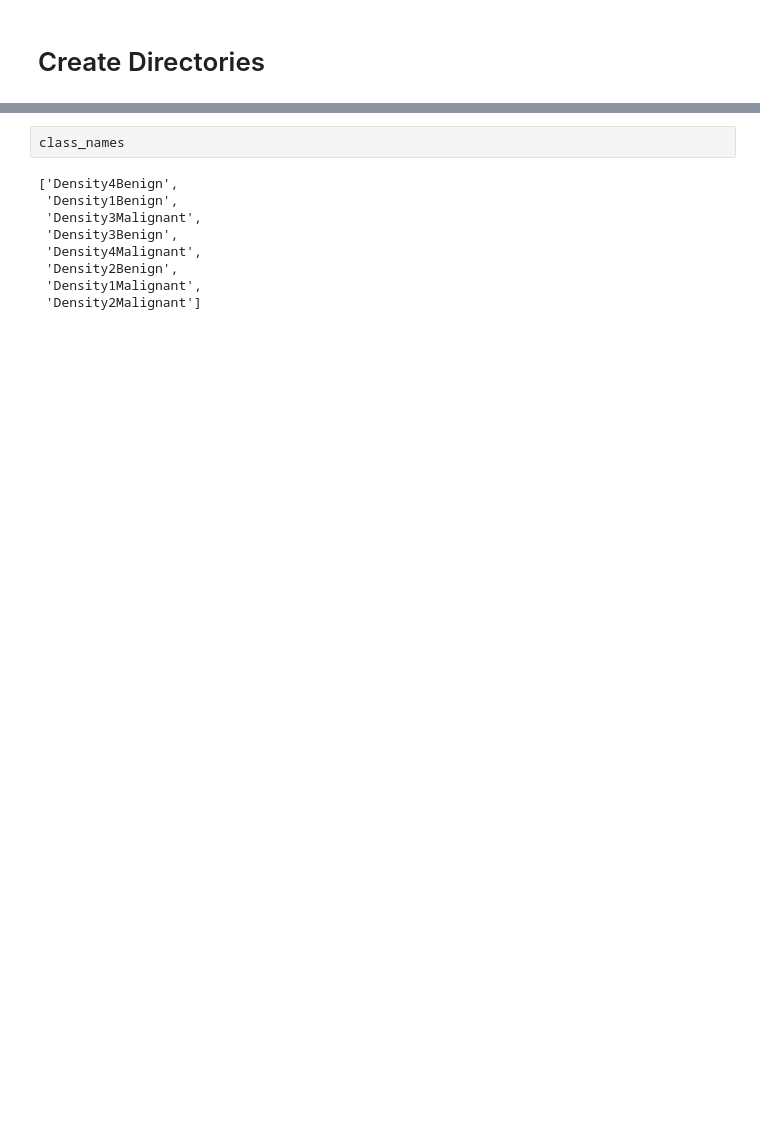
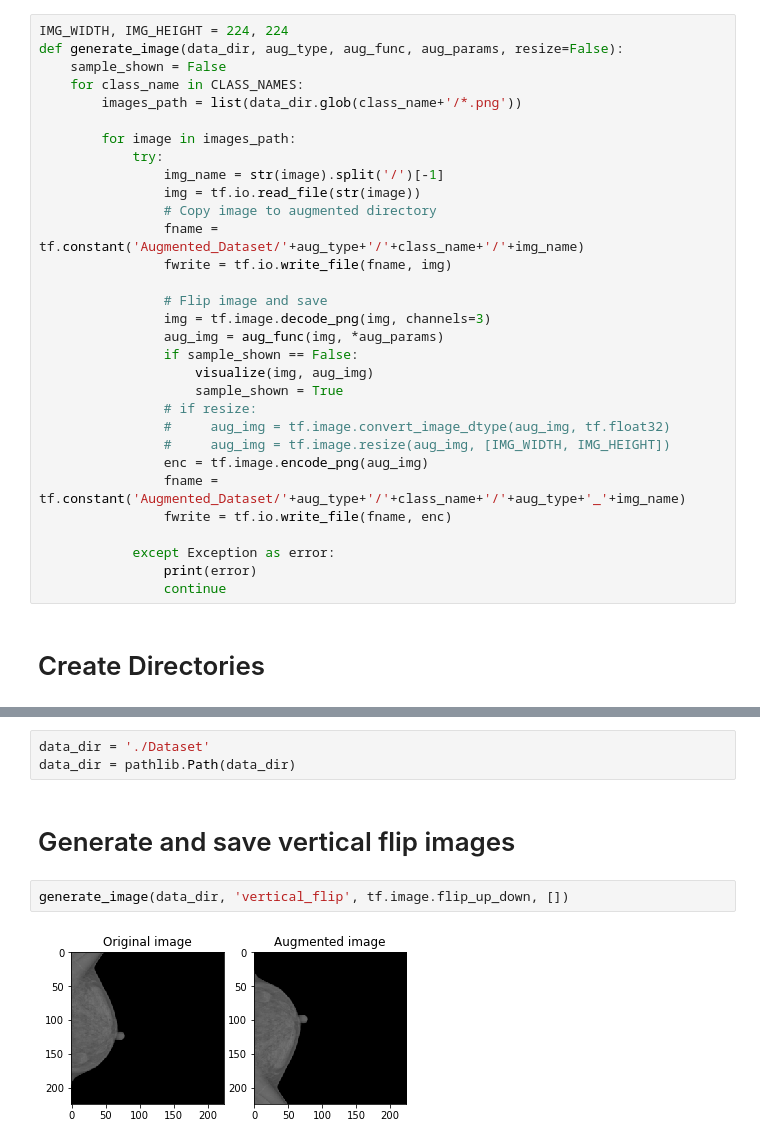
Before and after one commit to SalvatoreCognetta/BreastCancerDetection, a Jupyter notebook: create_augmented_data.ipynb, the cells around one changed output, grey strips where cells are left out. Cells and saved outputs as stored; diff of their text form; blank space fills up the shorter version.

```diff
--- a/create_augmented_data.ipynb
+++ b/create_augmented_data.ipynb
@@ -5,2 +22,33 @@ import os
+# %%
+IMG_WIDTH, IMG_HEIGHT = 224, 224
+def generate_image(data_dir, aug_type, aug_func, aug_params, resize=False):
+    sample_shown = False
+    for class_name in CLASS_NAMES:
+        images_path = list(data_dir.glob(class_name+'/*.png'))
+
+        for image in images_path:
+            try:
+                img_name = str(image).split('/')[-1]
+                img = tf.io.read_file(str(image))
+                # Copy image to augmented directory
+                fname = tf.constant('Augmented_Dataset/'+aug_type+'/'+class_name+'/'+img_name)
+                fwrite = tf.io.write_file(fname, img)
+
+                # Flip image and save
+                img = tf.image.decode_png(img, channels=3)
+                aug_img = aug_func(img, *aug_params)
+                if sample_shown == False:
+                    visualize(img, aug_img)
+                    sample_shown = True
+                # if resize:
+                #     aug_img = tf.image.convert_image_dtype(aug_img, tf.float32)
+                #     aug_img = tf.image.resize(aug_img, [IMG_WIDTH, IMG_HEIGHT])
+                enc = tf.image.encode_png(aug_img)
+                fname = tf.constant('Augmented_Dataset/'+aug_type+'/'+class_name+'/'+aug_type+'_'+img_name)
+                fwrite = tf.io.write_file(fname, enc)
+
+            except Exception as error:
+                print(error)
+                continue
 # %% [markdown]
 # Create Directories
@@ -45,11 +105,9 @@ Density2Malignant  directory created
-# %%
-class_names
-# %% [output]
-['Density4Benign',
- 'Density1Benign',
- 'Density3Malignant',
- 'Density3Benign',
- 'Density4Malignant',
- 'Density2Benign',
- 'Density1Malignant',
- 'Density2Malignant']
+# %%
+data_dir = './Dataset'
+data_dir = pathlib.Path(data_dir)
+# %% [markdown]
+# Generate and save vertical flip images
+# %%
+generate_image(data_dir, 'vertical_flip', tf.image.flip_up_down, [])
+# %% [output]
+[figure, added]
```
Also changed, not shown: parts of 11 cells of this notebook, 1 other file.
